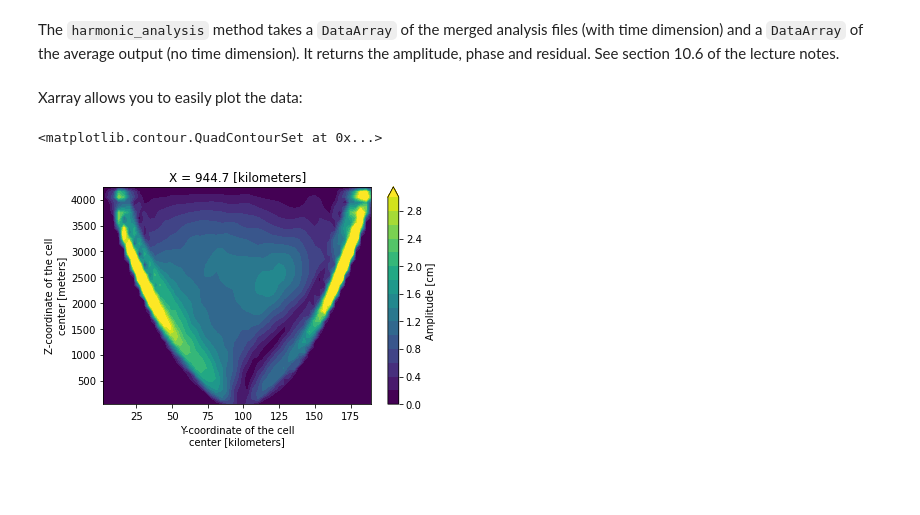
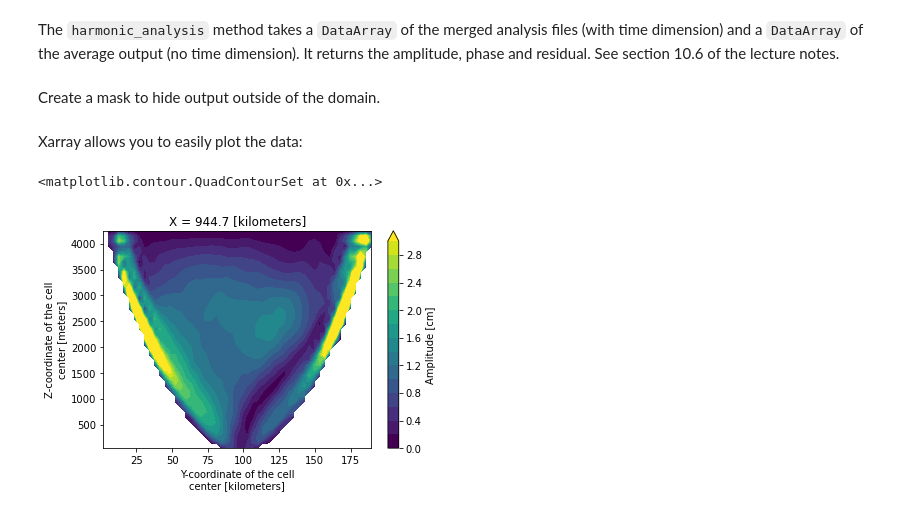
Before and after one commit to Xetalim/trapping_internal_tides, a Jupyter notebook: analysis/tutorial_micom_tools.ipynb, the cells around one changed output. Cells and saved outputs as stored; diff of their text form; code cells hidden in the pictures; blank space fills up the shorter version.

Commit message:
add mask

```diff
--- a/analysis/tutorial_micom_tools.ipynb
+++ b/analysis/tutorial_micom_tools.ipynb
@@ -27,11 +27,15 @@ analyses = mtool.merge_along_time(analysis_files)
 # %% [markdown]
 The `harmonic_analysis` method takes a `DataArray` of the merged analysis files (with time dimension) and a `DataArray` of the average output (no time dimension). It returns the amplitude, phase and residual. See section 10.6 of the lecture notes.
 # %%
-amplitude, phase, residual = mtool.harmonic_analysis(analyses, average)
+amplitude, phase, residual = mtool.harmonic_analysis(analyses, average, adjust_phase=True)
+# %% [markdown]
+Create a mask to hide output outside of the domain.
+# %%
+mask = np.abs(average) > 1000
 # %% [markdown]
 Xarray allows you to easily plot the data:
 # %%
-amplitude.sel(X=945, method='nearest').plot.contourf(levels=np.arange(0,3.2, 0.2))
+amplitude.where(mask).sel(X=945, method='nearest').plot.contourf(levels=np.arange(0,3.2, 0.2))
 # %% [output]
 <matplotlib.contour.QuadContourSet at 0x...>
-[figure, old version]
+[figure, new version]
```
Also changed, not shown: parts of 3 cells of this notebook.
